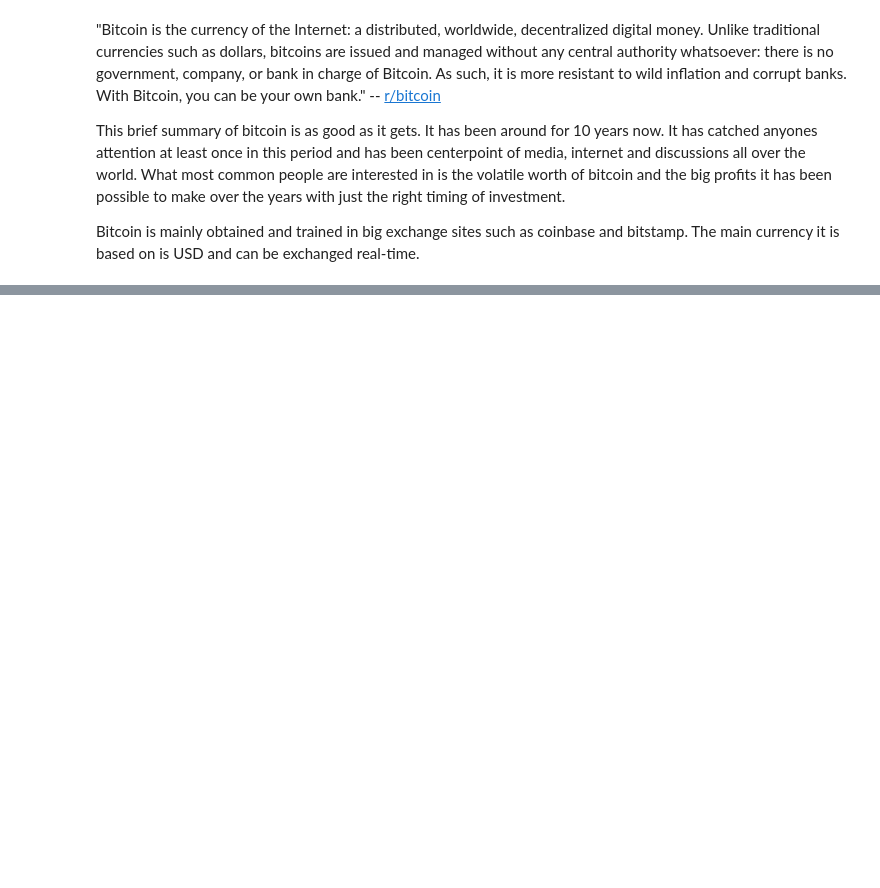
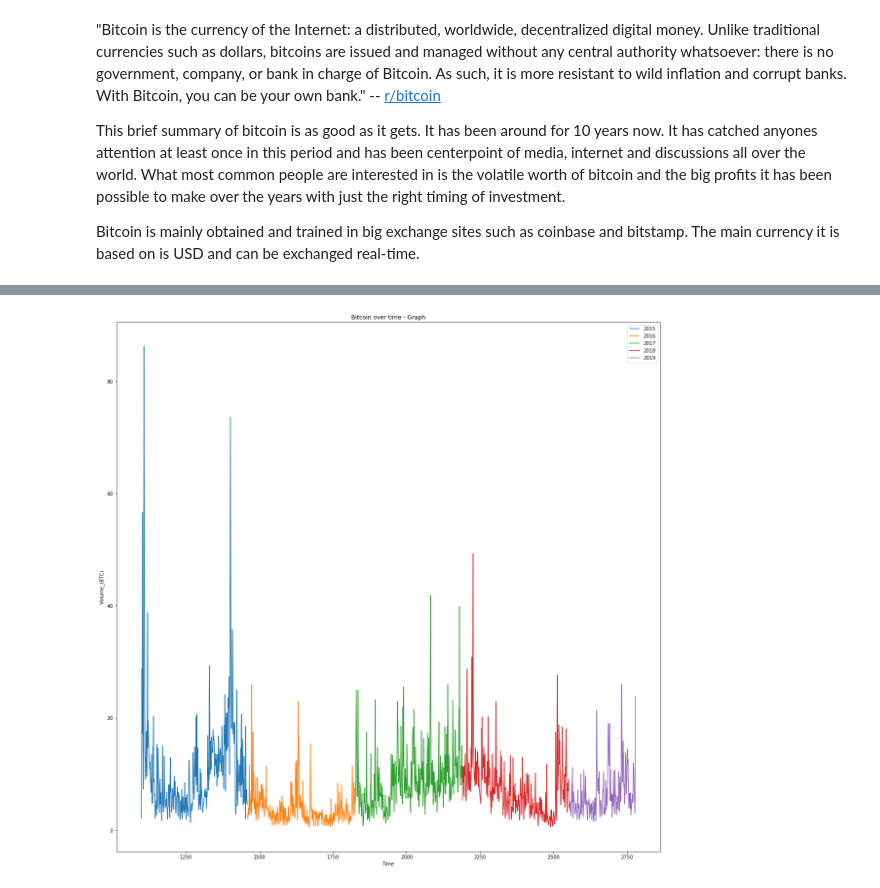
Before and after one commit to Danielulug/bitcoin-data-mining, a Jupyter notebook: main.ipynb, the cells around one changed output, grey strips where cells are left out. Drawn from its saved outputs; the diff is of its cells as text; code cells hidden in the pictures; blank space fills up the shorter version.

```diff
--- a/main.ipynb
+++ b/main.ipynb
@@ -64,0 +109,5 @@ df.head(5)
+# %%
+#plotting mean bitcoin volume thorughout the years
+plot_yearly(daily_means, 'Volume_(BTC)')
+# %% [output]
+[figure, added]
```
Also changed, not shown: parts of 27 cells of this notebook.
